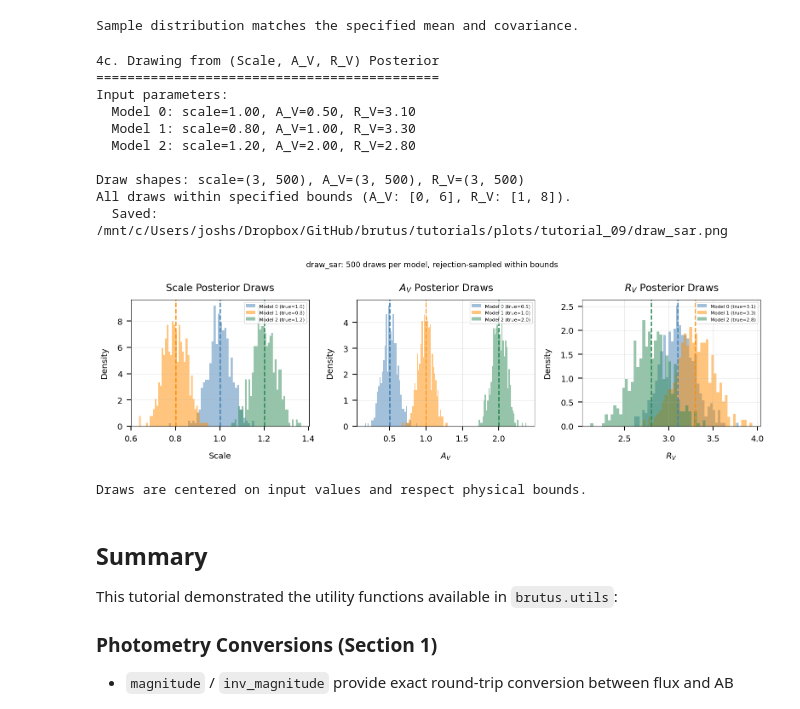
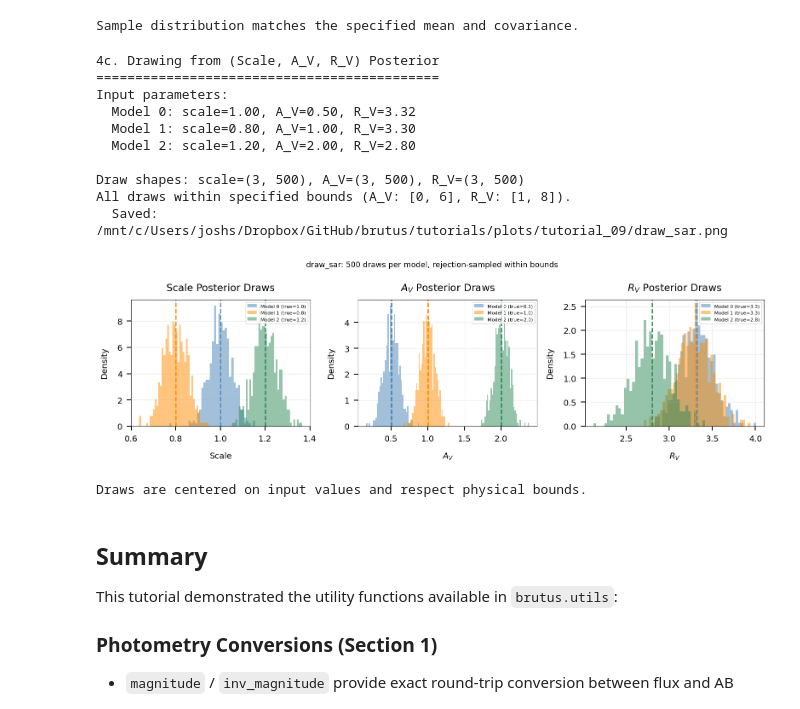
Before and after one commit to joshspeagle/brutus, a Jupyter notebook: tutorials/tutorial_09_utilities.ipynb, the cells around one changed output. Drawn from its saved outputs; the diff is of its cells as text; code cells hidden in the pictures.

```diff
--- a/tutorials/tutorial_09_utilities.ipynb
+++ b/tutorials/tutorial_09_utilities.ipynb
@@ -747,7 +735,7 @@ np.random.seed(55)
 Nsamps = 3
 scales = np.array([1.0, 0.8, 1.2])     # scale factors
 avs = np.array([0.5, 1.0, 2.0])        # A_V values
-rvs = np.array([3.1, 3.3, 2.8])        # R_V values
+rvs = np.array([3.32, 3.3, 2.8])        # R_V values
 
 # Covariance matrices (3x3 each)
 covs_sar = np.zeros((Nsamps, 3, 3))
@@ -788,35 +776,35 @@ colors = ["steelblue", "darkorange", "seagreen"]
 
 for col, (ax, pname, draws, trues) in enumerate(
     zip(axes, param_names, draw_arrays, true_vals)
 ):
     for i in range(Nsamps):
         ax.hist(draws[i], bins=40, alpha=0.5, density=True,
                 color=colors[i], label=f"Model {i} (true={trues[i]:.1f})")
         ax.axvline(trues[i], color=colors[i], ls="--", lw=2)
     ax.set_xlabel(pname)
     ax.set_ylabel("Density")
     ax.set_title(f"{pname} Posterior Draws")
     ax.legend(fontsize=8)
     ax.grid(True, alpha=0.3)
 
 plt.suptitle(f"draw_sar: {ndraws} draws per model, rejection-sampled within bounds",
              fontsize=13)
 save_figure(fig, 9, "draw_sar")
 plt.show()
 
 print("Draws are centered on input values and respect physical bounds.")
 # %% [output]
 4c. Drawing from (Scale, A_V, R_V) Posterior
 ============================================
 Input parameters:
-  Model 0: scale=1.00, A_V=0.50, R_V=3.10
+  Model 0: scale=1.00, A_V=0.50, R_V=3.32
   Model 1: scale=0.80, A_V=1.00, R_V=3.30
   Model 2: scale=1.20, A_V=2.00, R_V=2.80
 
 Draw shapes: scale=(3, 500), A_V=(3, 500), R_V=(3, 500)
 All draws within specified bounds (A_V: [0, 6], R_V: [1, 8]).
   Saved: /mnt/c/Users/joshs/Dropbox/GitHub/brutus/tutorials/plots/tutorial_09/draw_sar.png
-[figure, old version]
+[figure, new version]
 Draws are centered on input values and respect physical bounds.
 # %% [markdown]
 ## Summary
```
Also changed, not shown: parts of 2 cells of this notebook, 10 other files.
